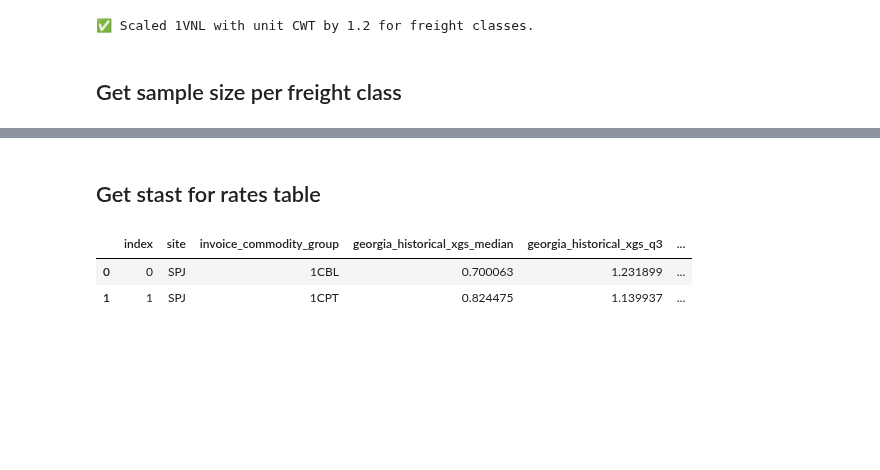
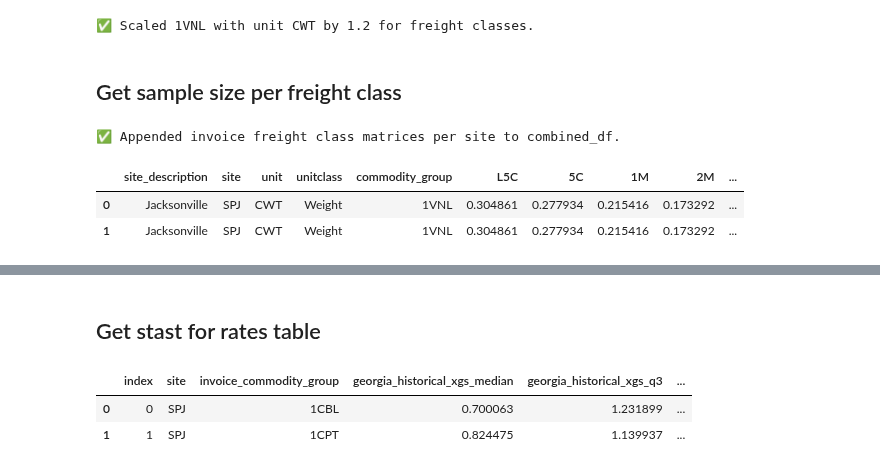
Before and after one commit to Zhuwaki/diverzify_freight_analysis, a Jupyter notebook: notebooks/nigel/bruce_tables/site_rates_table_nigel_commented_detailed.ipynb, the cells around one changed output, grey strips where cells are left out. Drawn from its saved outputs; the diff is of its cells as text; code cells hidden in the pictures; blank space fills up the shorter version.

```diff
--- a/notebooks/nigel/bruce_tables/site_rates_table_nigel_commented_detailed.ipynb
+++ b/notebooks/nigel/bruce_tables/site_rates_table_nigel_commented_detailed.ipynb
@@ -783,11 +857,19 @@ combined_df = scale_freight_rates_by_condition(
 # %% [markdown]
 ## Get sample size per freight class
 # %%
-# freight_classes = ['L5C', '5C', '1M', '2M', '3M', '5M', '10M', '20M', '30M', '40M']
+freight_classes = ['L5C', '5C', '1M', '2M', '3M', '5M', '10M', '20M', '30M', '40M']
 
-# combined_df = append_invoice_freight_matrix(
-#     invoice_df=invoice_all_df,
-#     combined_df=combined_df,
-#     freight_classes=freight_classes,
-#     site_description="Itasca"  # or make it dynamic if needed
-# )
+combined_df = append_invoice_freight_matrix(
+    invoice_df=invoice_all_df,
+    combined_df=combined_df,
+    freight_classes=freight_classes,
+    site_description="Itasca"  # or make it dynamic if needed
+)
+# %% [output]
+✅ Appended invoice freight class matrices per site to combined_df.
+# %%
+combined_df.head(2)
+# %% [output]
+|  | site_description | site | unit | unitclass | commodity_group | L5C | 5C | 1M | 2M | ... |
+| 0 | Jacksonville | SPJ | CWT | Weight | 1VNL | 0.304861 | 0.277934 | 0.215416 | 0.173292 | ... |
+| 1 | Jacksonville | SPJ | CWT | Weight | 1VNL | 0.304861 | 0.277934 | 0.215416 | 0.173292 | ... |
```
Also changed, not shown: parts of 18 cells of this notebook, 25 other files.
